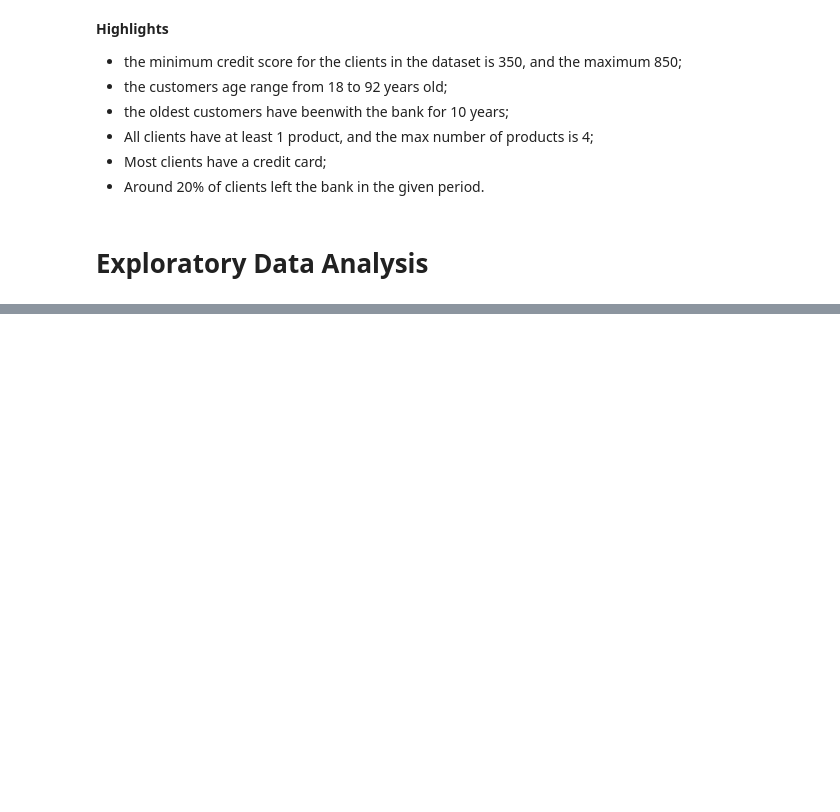
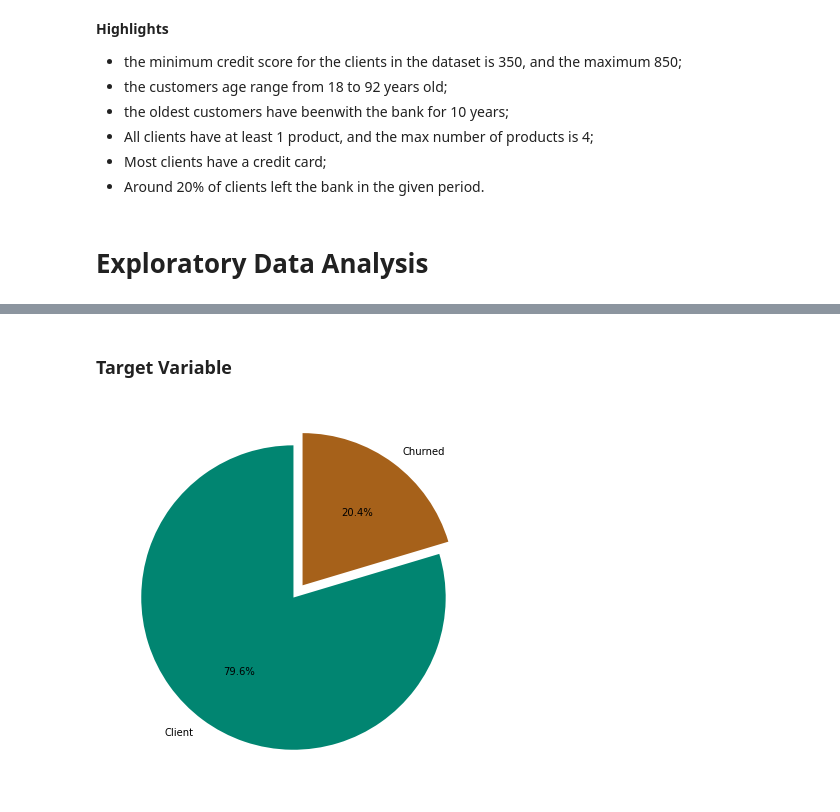
Before and after one commit to gperbone/Bank_Customer_Churn, a Jupyter notebook: bank_churn.ipynb, the cells around one changed output, grey strips where cells are left out. Cells and saved outputs as stored; diff of their text form; code cells hidden in the pictures; blank space fills up the shorter version.

```diff
--- a/bank_churn.ipynb
+++ b/bank_churn.ipynb
@@ -173,0 +237,8 @@ ax.bar_label(ax.containers[0])
+# %% [markdown]
+### Target Variable
+# %%
+plt.figure(figsize = (7, 7))
+plt.pie(x=df_bank_churn.Exited.value_counts(), autopct='%1.1f%%', colors=['#018571','#a6611a'], labels=['Client', 'Churned'], explode=(0, 0.1), startangle=90)
+plt.show()
+# %% [output]
+[figure, added]
```
Also changed, not shown: parts of 20 cells of this notebook.
